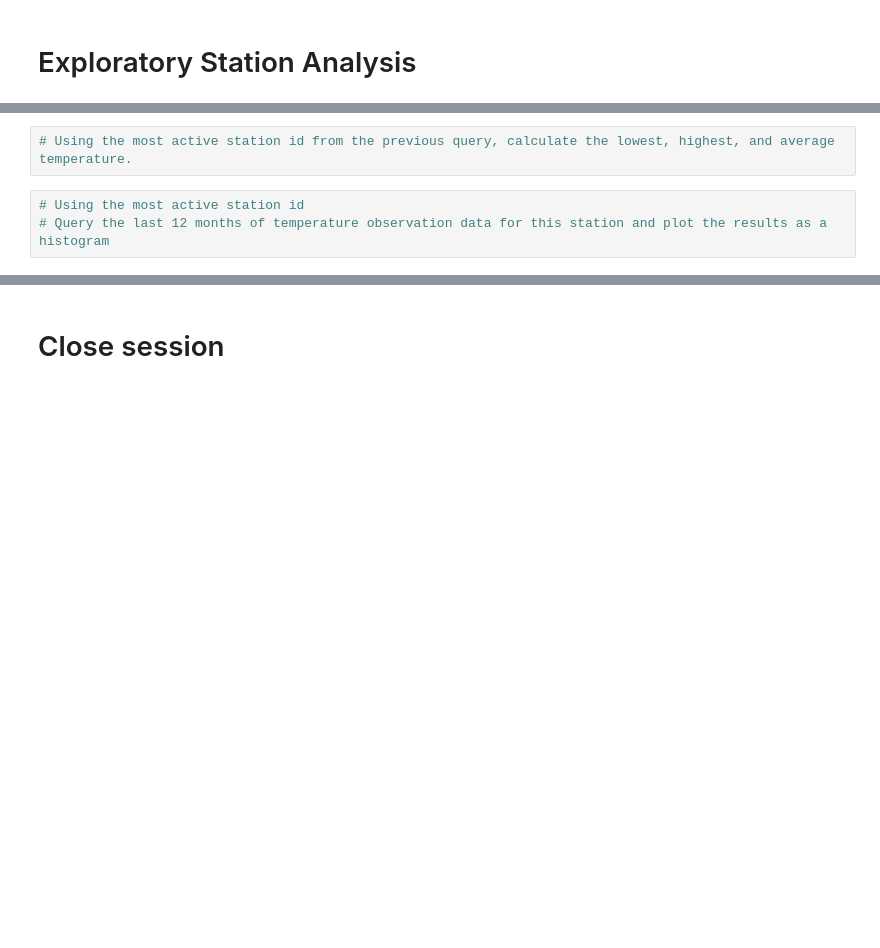
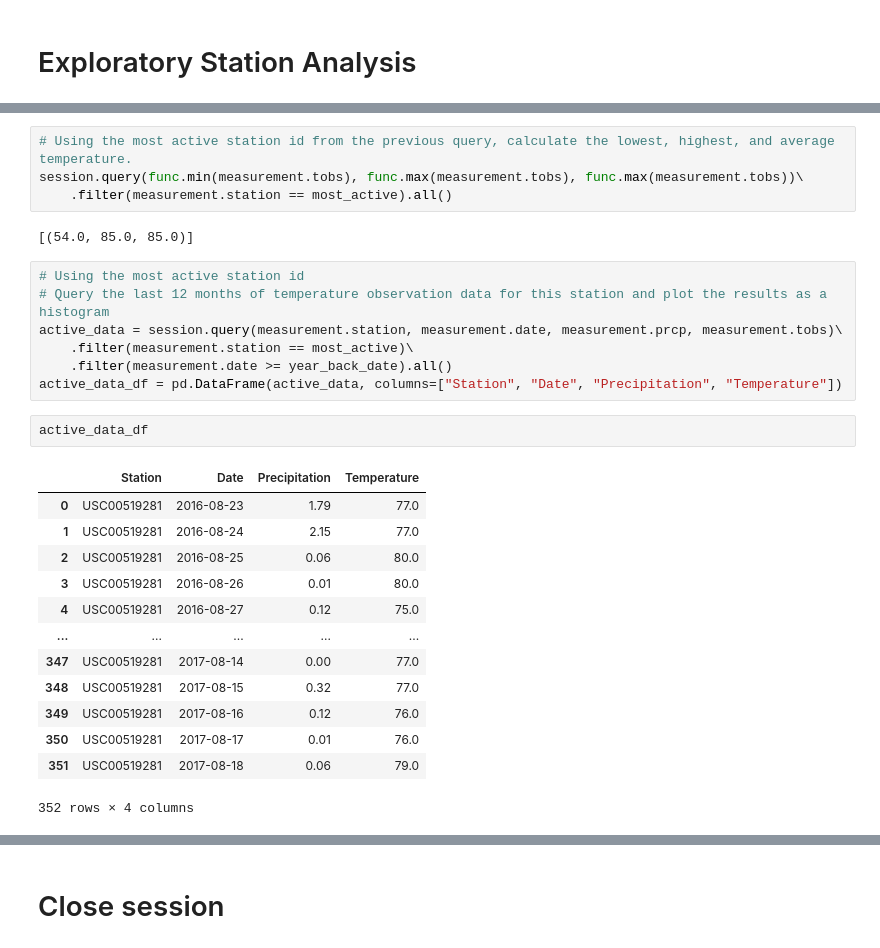
Before and after one commit to SyFlores/sqlalchemy-challenge, a Jupyter notebook: climate_starter.ipynb, the cells around one changed output, grey strips where cells are left out. Saved outputs shown, nothing was run; the diff lists cells and outputs as text; blank space fills up the shorter version.

```diff
--- a/climate_starter.ipynb
+++ b/climate_starter.ipynb
@@ -82,5 +126,29 @@ meas_df.describe()
 # %%
 # Using the most active station id from the previous query, calculate the lowest, highest, and average temperature.
+session.query(func.min(measurement.tobs), func.max(measurement.tobs), func.max(measurement.tobs))\
+    .filter(measurement.station == most_active).all()
+# %% [output]
+[(54.0, 85.0, 85.0)]
 # %%
 # Using the most active station id
 # Query the last 12 months of temperature observation data for this station and plot the results as a histogram
+active_data = session.query(measurement.station, measurement.date, measurement.prcp, measurement.tobs)\
+    .filter(measurement.station == most_active)\
+    .filter(measurement.date >= year_back_date).all()
+active_data_df = pd.DataFrame(active_data, columns=["Station", "Date", "Precipitation", "Temperature"])
+# %%
+active_data_df
+# %% [output]
+|  | Station | Date | Precipitation | Temperature |
+| 0 | USC00519281 | 2016-08-23 | 1.79 | 77.0 |
+| 1 | USC00519281 | 2016-08-24 | 2.15 | 77.0 |
+| 2 | USC00519281 | 2016-08-25 | 0.06 | 80.0 |
+| 3 | USC00519281 | 2016-08-26 | 0.01 | 80.0 |
+| 4 | USC00519281 | 2016-08-27 | 0.12 | 75.0 |
+| ... | ... | ... | ... | ... |
+| 347 | USC00519281 | 2017-08-14 | 0.00 | 77.0 |
+| 348 | USC00519281 | 2017-08-15 | 0.32 | 77.0 |
+| 349 | USC00519281 | 2017-08-16 | 0.12 | 76.0 |
+| 350 | USC00519281 | 2017-08-17 | 0.01 | 76.0 |
+| 351 | USC00519281 | 2017-08-18 | 0.06 | 79.0 |
+352 rows × 4 columns
```
Also changed, not shown: parts of 11 cells of this notebook.
